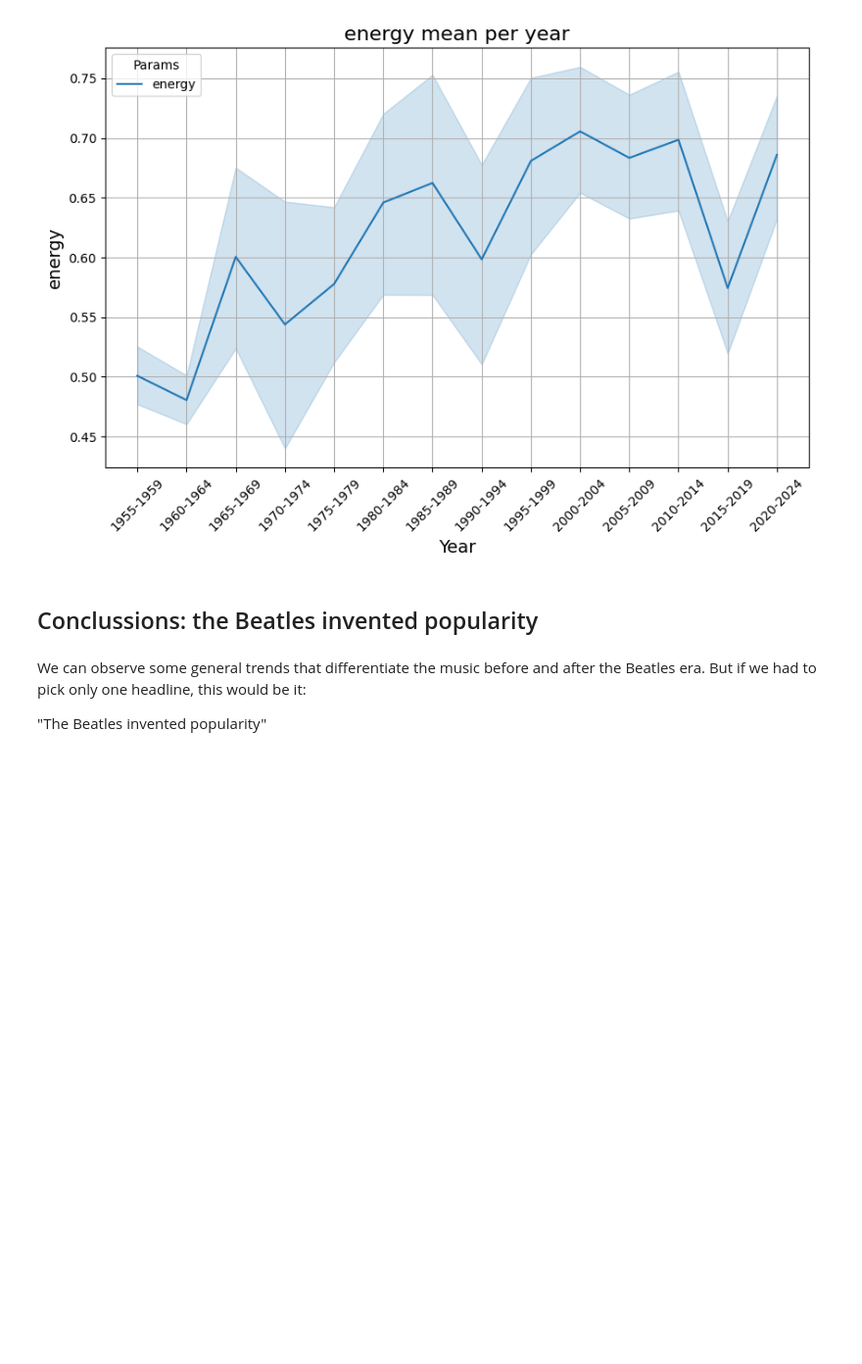
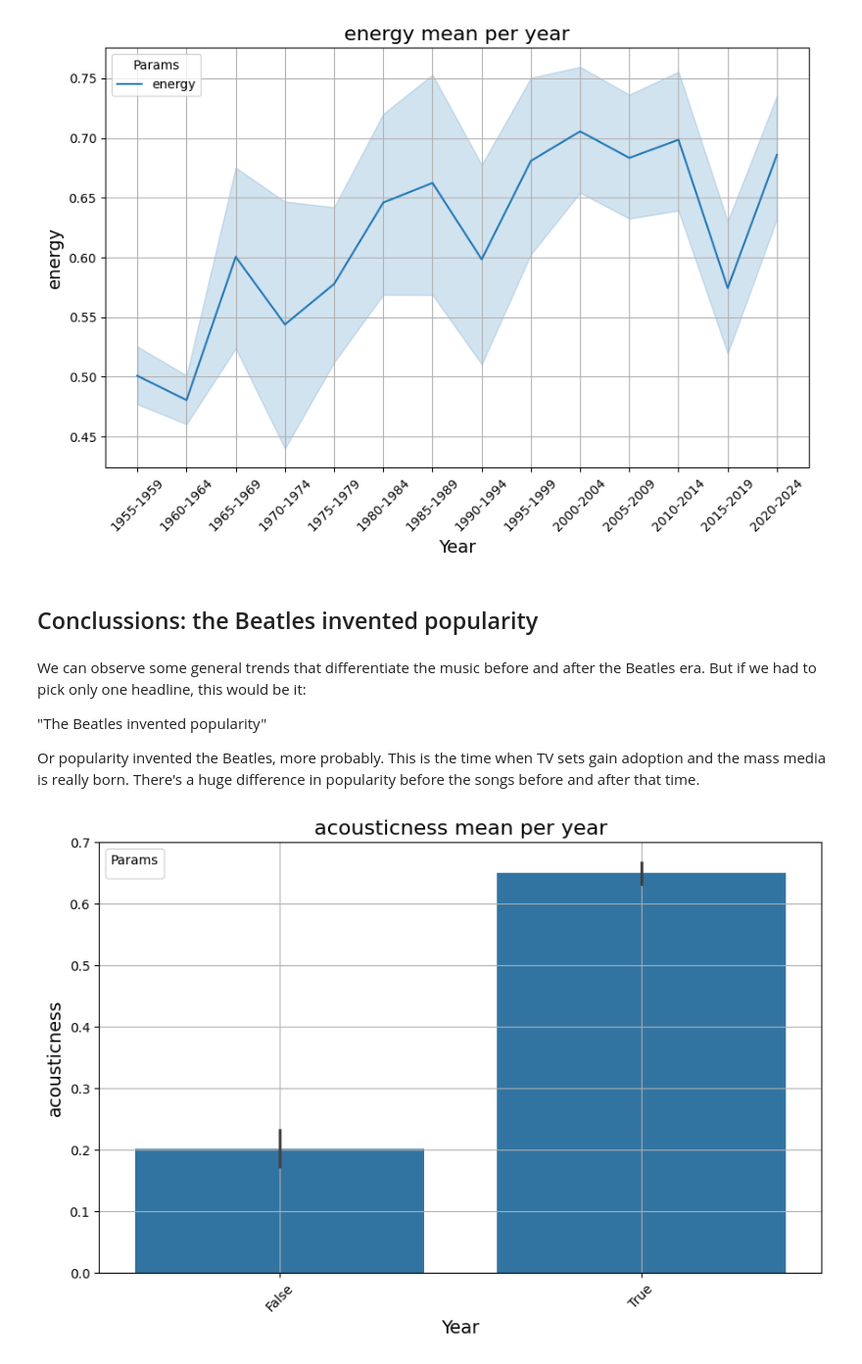
Before and after one commit to cristinaramirezdiaz/ironhack-w3-popatoms, a Jupyter notebook: main.ipynb, the cells around one changed output. Shown at 98% size. Cells and saved outputs as stored; diff of their text form; code cells hidden in the pictures; blank space fills up the shorter version.

```diff
--- a/main.ipynb
+++ b/main.ipynb
@@ -232,3 +232,11 @@ plot_year_mean(aax_combined, type="line", params=['energy'], year_column='lustru
 We can observe some general trends that differentiate the music before and after the Beatles era. But if we had to pick only one headline, this would be it:
 
 "The Beatles invented popularity"
+
+Or popularity invented the Beatles, more probably. This is the time when TV sets gain adoption and the mass media is really born.
+There's a huge difference in popularity before the songs before and after that time.
+# %%
+# Plot line charts of different acoustic parameters:
+plot_year_mean(aax_combined, type="bar", params=['acousticness'], year_column='before_1964')
+# %% [output]
+[figure, added]
```
Also changed, not shown: 1 other file.
